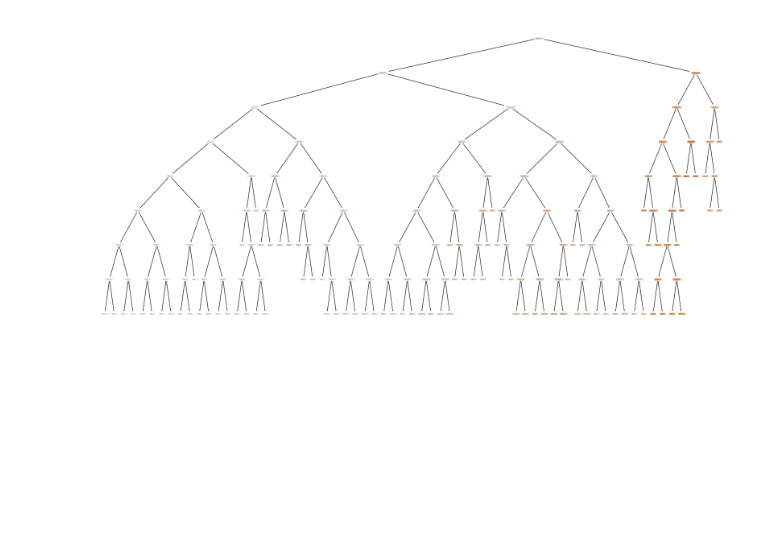
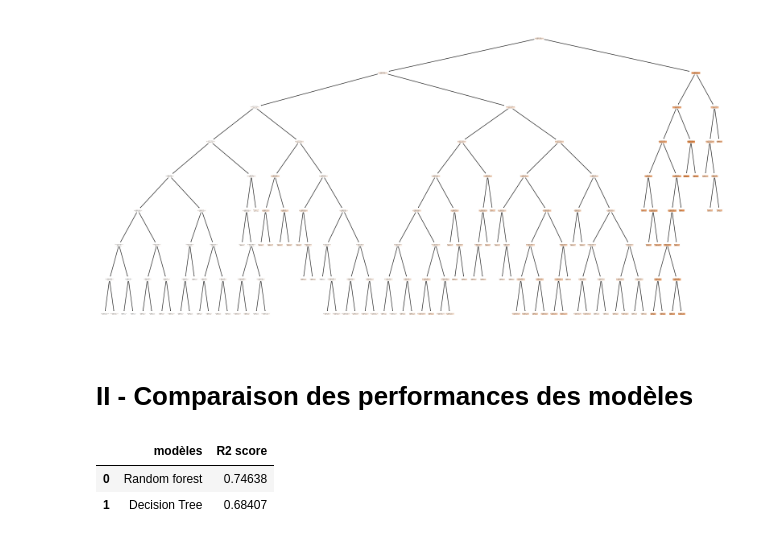
Before and after one commit to Abou29/RandomForest_DecisionTree-Prediction-vehicle-price, a Jupyter notebook: prix_de_voiture_prediction.ipynb, the cells around one changed output. Saved outputs shown, nothing was run; the diff lists cells and outputs as text; code cells hidden in the pictures; blank space fills up the shorter version.

```diff
--- a/prix_de_voiture_prediction.ipynb
+++ b/prix_de_voiture_prediction.ipynb
@@ -566,3 +566,14 @@ plt.savefig('decision_tree.png')
 plt.show()
 # %% [output]
 [figure]
+# %% [markdown]
+# II -  Comparaison des performances des modèles
+# %%
+# score obtenu sur le meme data test avec différents modèles
+scores = pd.DataFrame({'modèles': ['Random forest', 'Decision Tree'],
+                         'R2 score': [r2_test_rf, r2_test_dt]})
+scores
+# %% [output]
+|  | modèles | R2 score |
+| 0 | Random forest | 0.74638 |
+| 1 | Decision Tree | 0.68407 |
```
